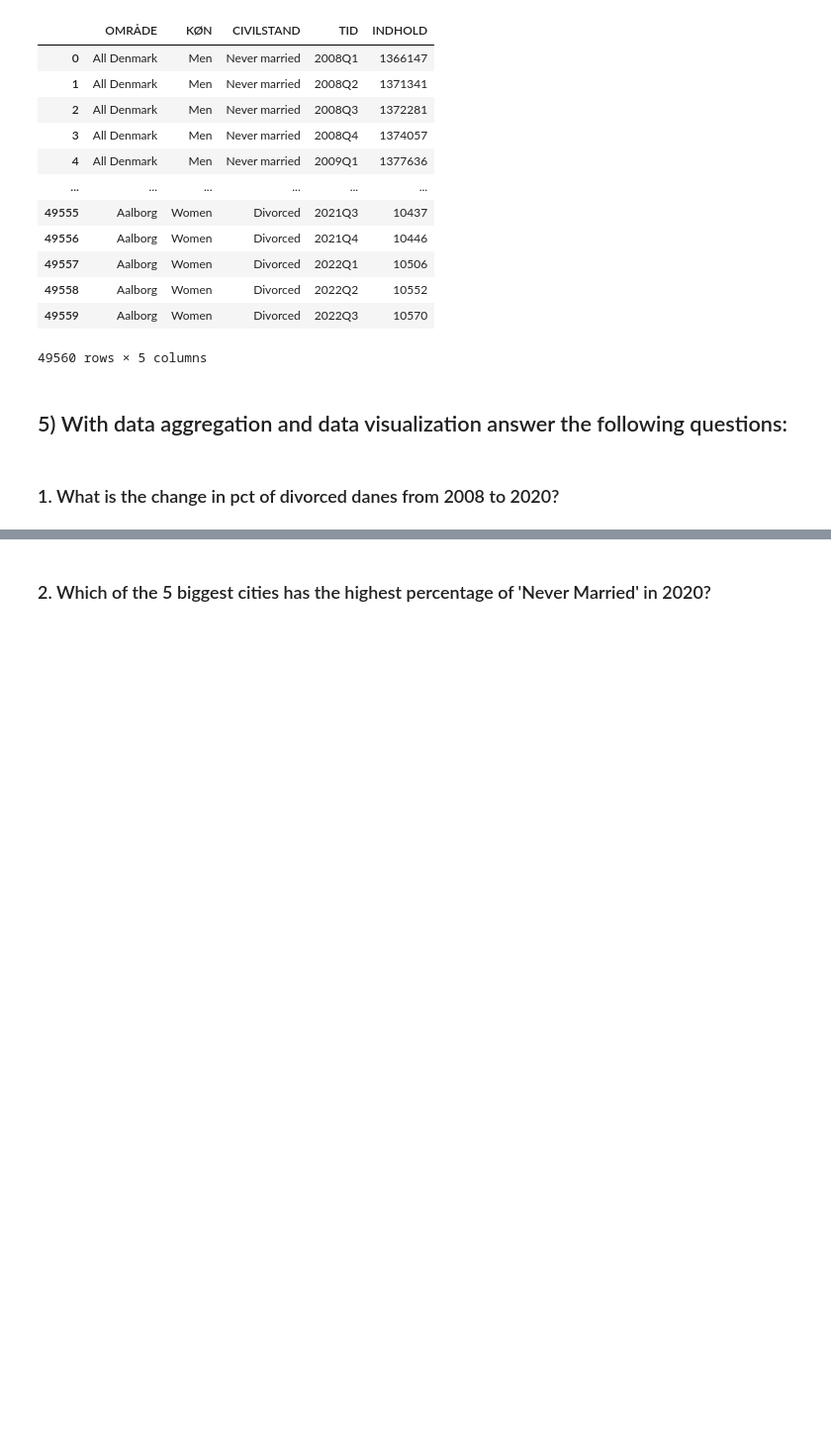
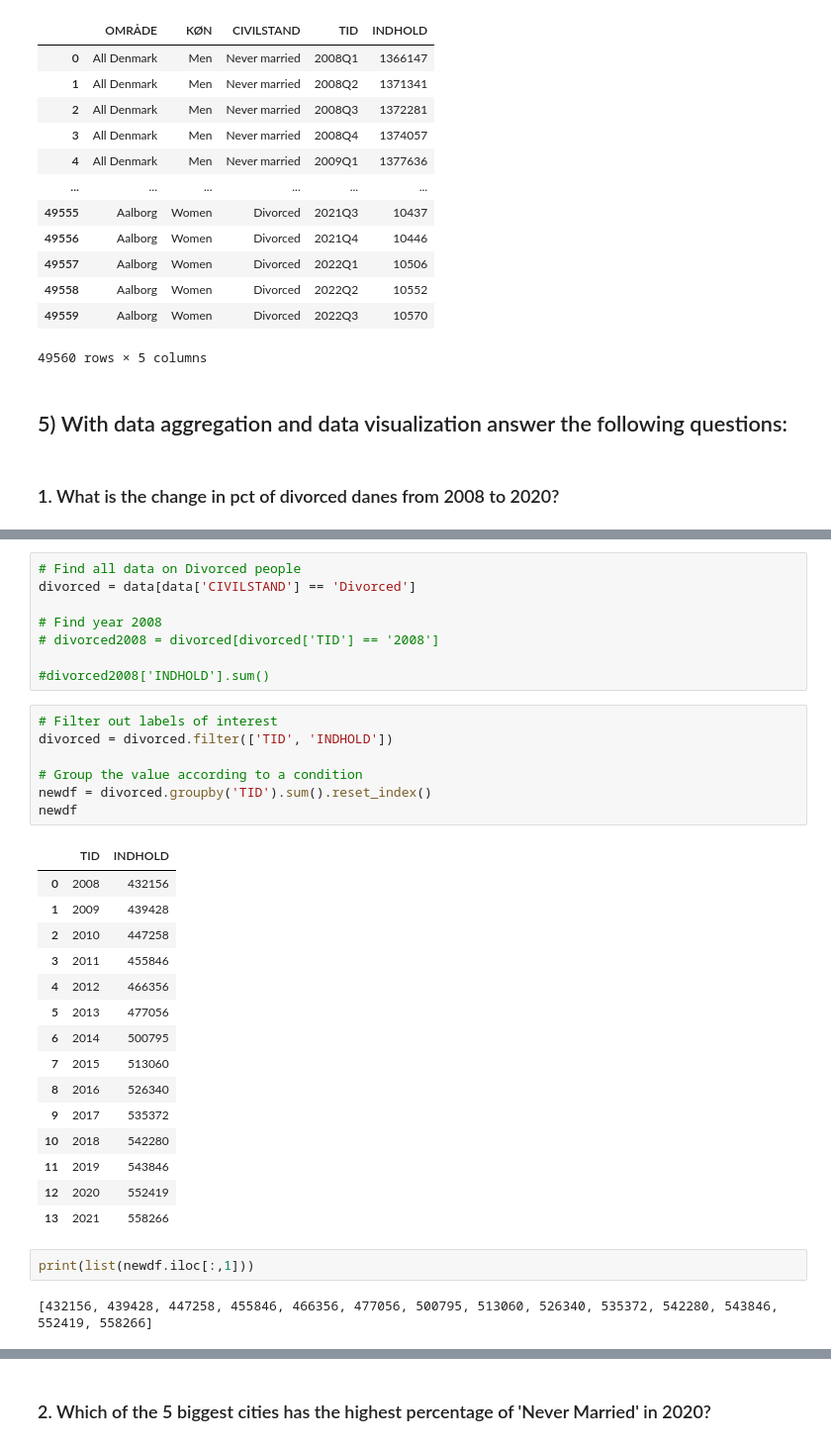
Before and after one commit to JonasRex/JupyterLab_My_Notebooks, a Jupyter notebook: ex5 (Pandas)/EX5.ipynb, the cells around one changed output, grey strips where cells are left out. Shown at 99% size. Cells and saved outputs as stored; diff of their text form; blank space fills up the shorter version.

```diff
--- a/ex5 (Pandas)/EX5.ipynb
+++ b/ex5 (Pandas)/EX5.ipynb
@@ -52,0 +62,35 @@ Name: CIVILSTAND, Length: 95, dtype: object
+# %%
+# Find all data on Divorced people
+divorced = data[data['CIVILSTAND'] == 'Divorced']
+
+# Find year 2008
+# divorced2008 = divorced[divorced['TID'] == '2008']
+
+#divorced2008['INDHOLD'].sum()
+# %%
+# Filter out labels of interest
+divorced = divorced.filter(['TID', 'INDHOLD'])
+
+# Group the value according to a condition
+newdf = divorced.groupby('TID').sum().reset_index()
+newdf
+# %% [output]
+|  | TID | INDHOLD |
+| 0 | 2008 | 432156 |
+| 1 | 2009 | 439428 |
+| 2 | 2010 | 447258 |
+| 3 | 2011 | 455846 |
+| 4 | 2012 | 466356 |
+| 5 | 2013 | 477056 |
+| 6 | 2014 | 500795 |
+| 7 | 2015 | 513060 |
+| 8 | 2016 | 526340 |
+| 9 | 2017 | 535372 |
+| 10 | 2018 | 542280 |
+| 11 | 2019 | 543846 |
+| 12 | 2020 | 552419 |
+| 13 | 2021 | 558266 |
+# %%
+print(list(newdf.iloc[:,1]))
+# %% [output]
+[432156, 439428, 447258, 455846, 466356, 477056, 500795, 513060, 526340, 535372, 542280, 543846, 552419, 558266]
```
Also changed, not shown: parts of 13 cells of this notebook, 1 other file.
